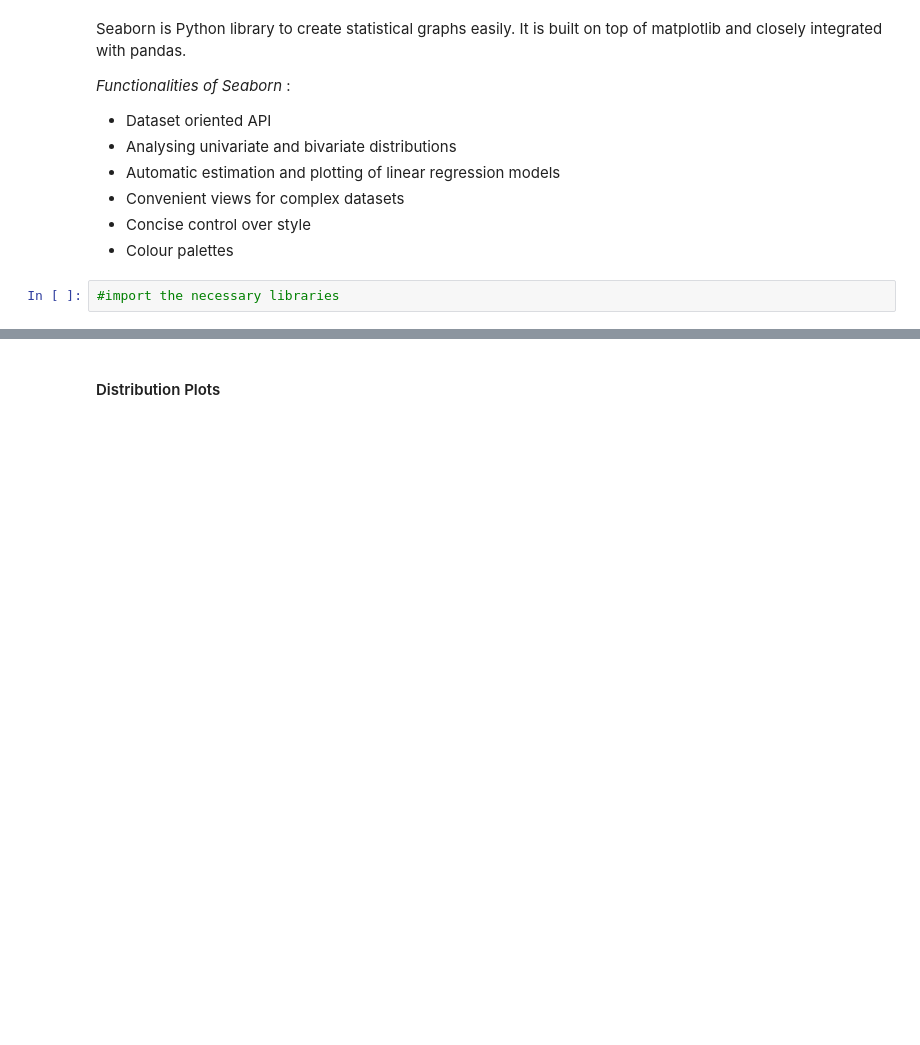
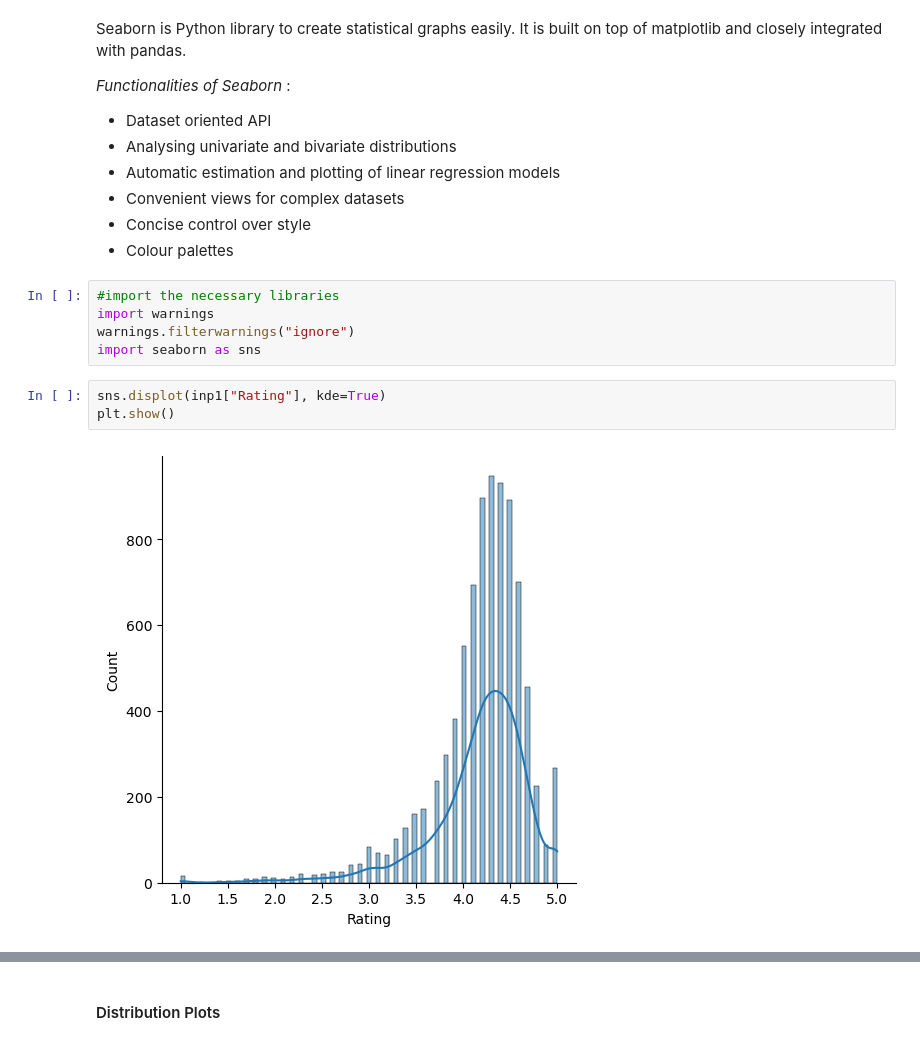
Before and after one commit to pratham98k/IIITB-ML-AI, a Jupyter notebook: IIIT-B/Course2-Statistics/Case+Study+Notebook/Case Study Notebook/Data Visualisation in Python - Case Study copy.ipynb, the cells around one changed output, grey strips where cells are left out. Saved outputs shown, nothing was run; the diff lists cells and outputs as text; blank space fills up the shorter version.

Commit message:
seaborn updates in notebook and readme.md

```diff
--- a/IIIT-B/Course2-Statistics/Case+Study+Notebook/Case Study Notebook/Data Visualisation in Python - Case Study copy.ipynb
+++ b/IIIT-B/Course2-Statistics/Case+Study+Notebook/Case Study Notebook/Data Visualisation in Python - Case Study copy.ipynb
@@ -744,3 +744,11 @@ _Functionalities of Seaborn_ :
 - Colour palettes
 # %%
 #import the necessary libraries
+import warnings
+warnings.filterwarnings("ignore")
+import seaborn as sns
+# %%
+sns.displot(inp1["Rating"], kde=True)
+plt.show()
+# %% [output]
+[figure, added]
```
Also changed, not shown: parts of 24 cells of this notebook, 1 other file.
